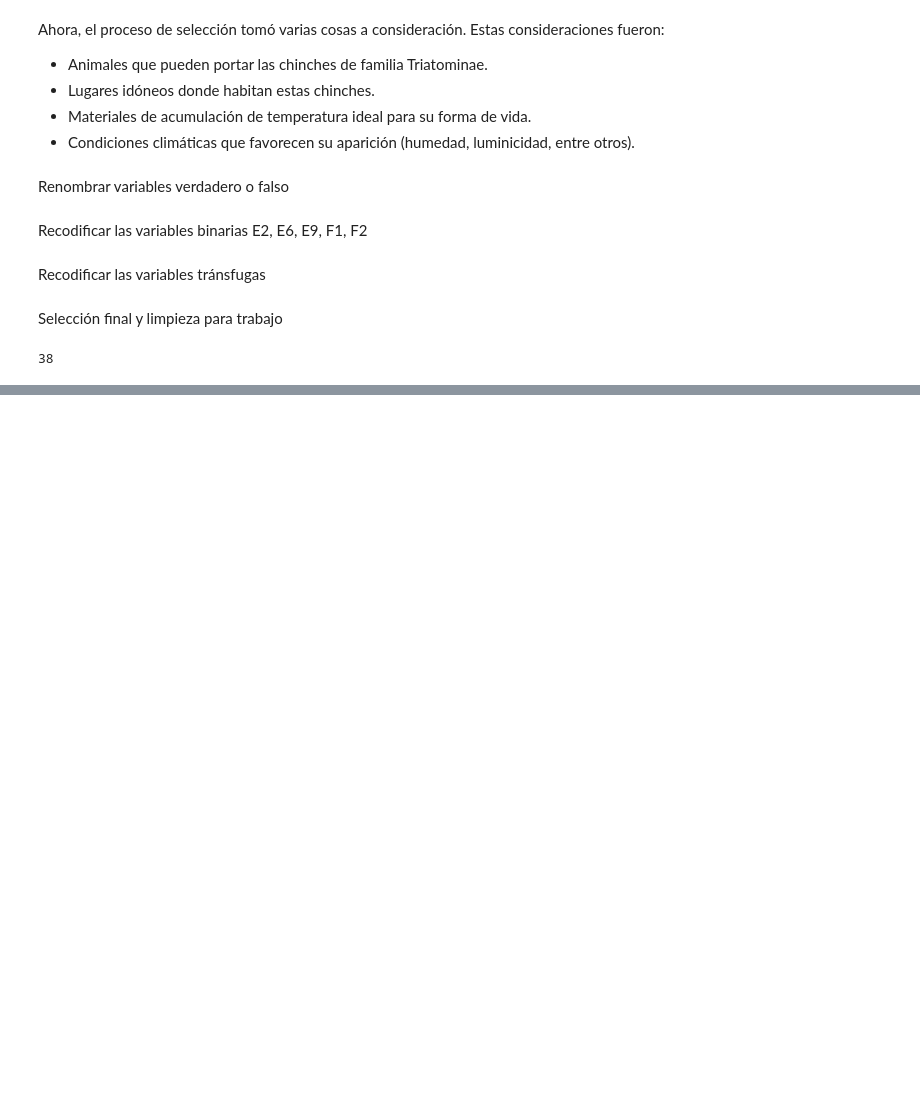
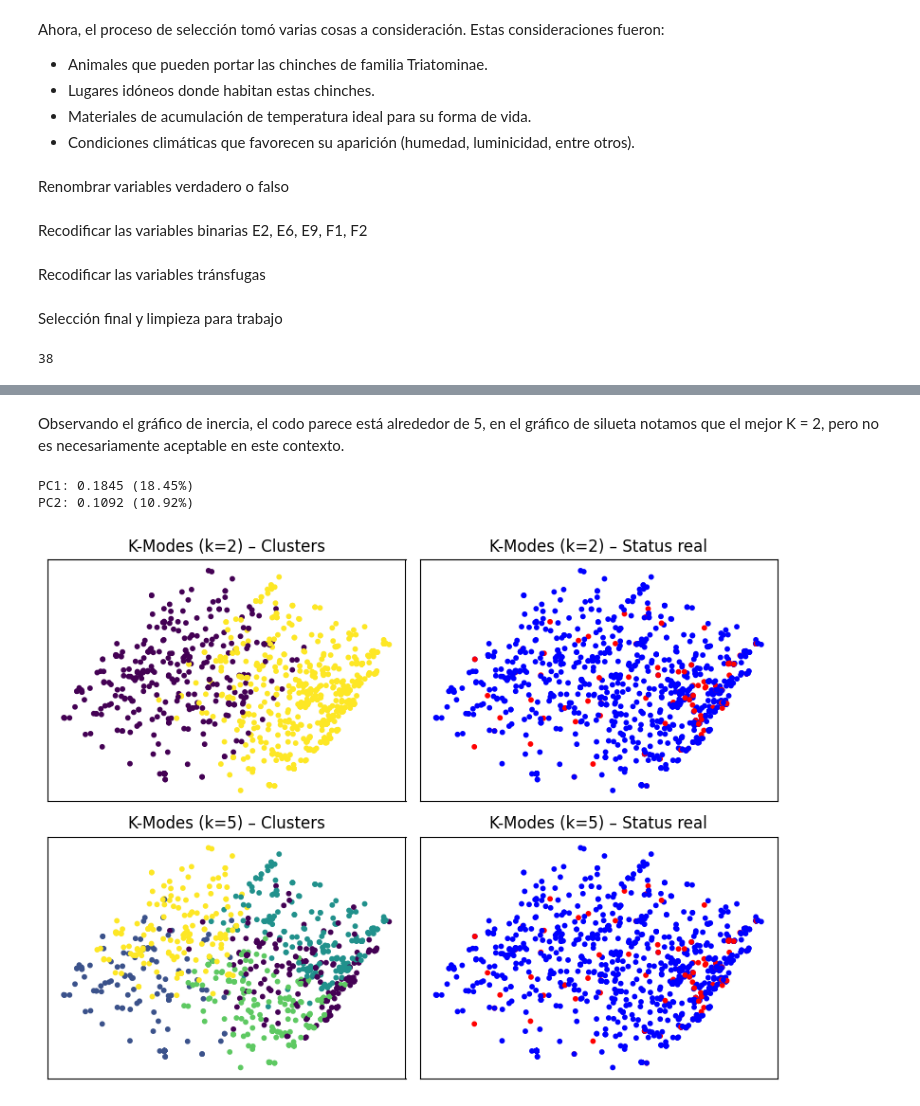
Before and after one commit to DashTT/Reto-01-Chagas, a Jupyter notebook: Reto_1_AndradeVillenasEscobar.ipynb, the cells around one changed output, grey strips where cells are left out. Cells and saved outputs as stored; diff of their text form; code cells hidden in the pictures; blank space fills up the shorter version.

Commit message:
feat(modelado): Obtenido el modelado, tristemente no es el mejor

```diff
--- a/Reto_1_AndradeVillenasEscobar.ipynb
+++ b/Reto_1_AndradeVillenasEscobar.ipynb
@@ -210,0 +227,42 @@ plt.plot(range(2, 11), silueta, marker='o')
+# %% [markdown]
+Observando el gráfico de inercia, el codo parece está alrededor de 5, en el gráfico de silueta notamos que el mejor K = 2, pero no es necesariamente aceptable en este contexto.
+# %%
+pca = PCA(n_components=2, random_state=68)
+X_2d = pca.fit_transform(df_clean)
+
+for i, v in enumerate(pca.explained_variance_ratio_, start=1):
+    print(f"PC{i}: {v:.4f} ({v*100:.2f}%)")
+
+y_colors = np.where(y_status == 'Negativa', 'blue', 'red')
+
+
+ks = [2, 5]
+
+fig, axes = plt.subplots(2, 2, figsize=(8, 6))
+
+for row, k in enumerate(ks):
+    modelo = KModes(n_clusters=k, init='Huang', n_init=5, random_state=68)
+    labels = modelo.fit_predict(df_clean)
+
+    axes[row, 0].scatter(
+        X_2d[:, 0], X_2d[:, 1],
+        c=labels, s=10
+    )
+    axes[row, 0].set_title(f'K-Modes (k={k}) – Clusters')
+
+    axes[row, 1].scatter(
+        X_2d[:, 0], X_2d[:, 1],
+        c=y_colors, s=10
+    )
+    axes[row, 1].set_title(f'K-Modes (k={k}) – Status real')
+
+for ax in axes.flat:
+    ax.set_xticks([])
+    ax.set_yticks([])
+
+plt.tight_layout()
+plt.show()
+# %% [output]
+PC1: 0.1845 (18.45%)
+PC2: 0.1092 (10.92%)
+[figure, added]
```
Also changed, not shown: parts of 7 cells of this notebook.
